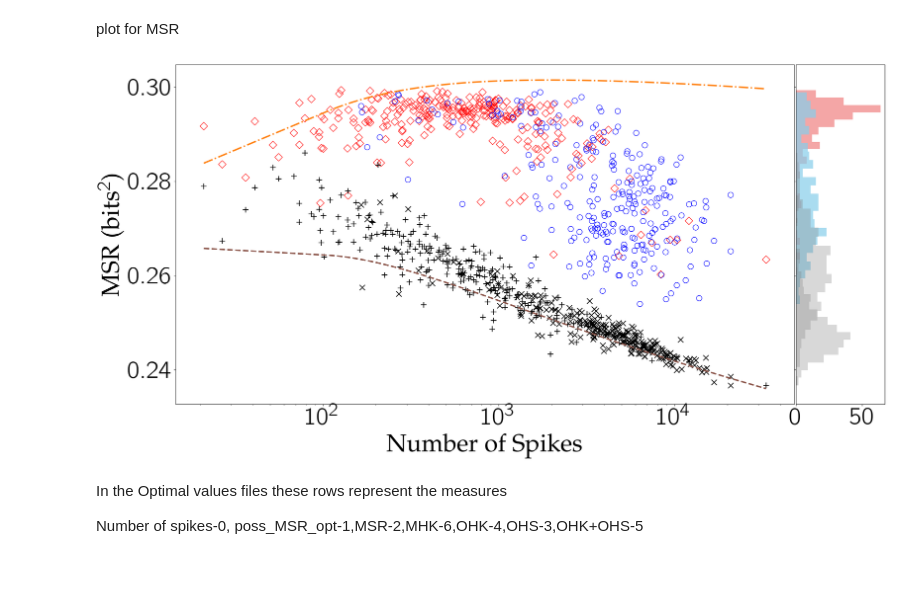
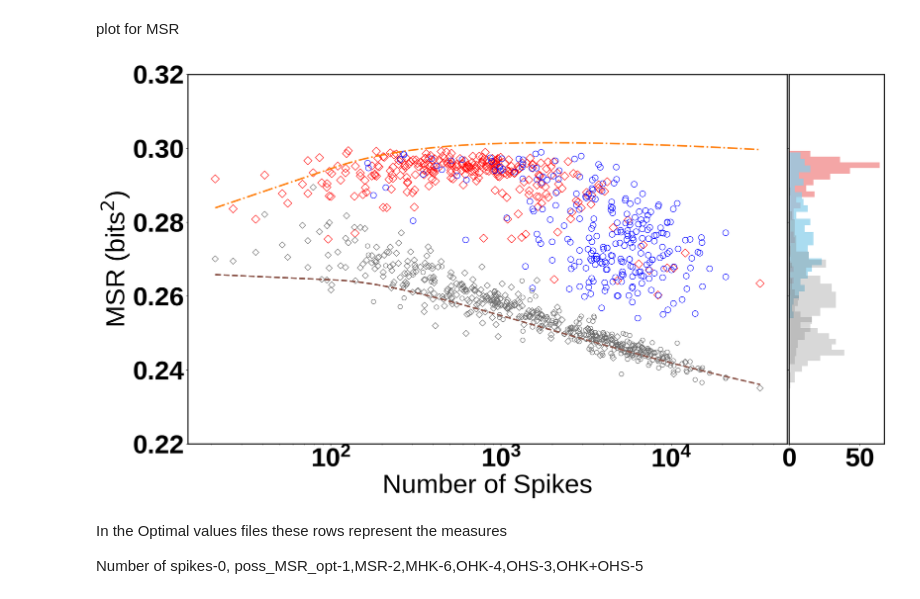
Before and after one commit to amisapta15/ResolutionRelevance, a Jupyter notebook: src/Fig_test.ipynb, the cells around one changed output. Drawn from its saved outputs; the diff is of its cells as text; code cells hidden in the pictures; blank space fills up the shorter version.

Commit message:
updated Figures with new style parameters

```diff
--- a/src/Fig_test.ipynb
+++ b/src/Fig_test.ipynb
@@ -22,7 +22,7 @@ for i in range(len(rats)):
 
     # Grouping and calculating mean or sum for specified columns based on group size
     grouped_df = data.groupby('NeuID')
-    columns_to_mean = ['Nspikes', 'MSR', 'MHK','dt_MHK', 'OHK', 'OHS', 'dt_OHK', 'max_HSHK', 'PInfo', 'HInfo','poss_MSR', 'poss_MHK', 'poss_dt_MHK', 'poss_OHK', 'poss_OHS','poss_dt_OHK', 'poss_max_HSHK', 'poss_PInfo', 'poss_HInfo']
+    columns_to_mean = ['Nspikes', 'MSR', 'MHK','MHS','dt_MHK', 'OHK', 'OHS', 'dt_OHK', 'max_HSHK', 'PInfo', 'HInfo','poss_MSR', 'poss_MHK','poss_MHS','poss_dt_MHK', 'poss_OHK', 'poss_OHS','poss_dt_OHK', 'poss_max_HSHK', 'poss_PInfo', 'poss_HInfo']
     tmp_df = pd.DataFrame()
     for name, group in grouped_df:
         if len(group) > 1:
@@ -60,17 +60,19 @@ fontssize=50
 mpl.rcParams.update({
     'figure.figsize': (23.6,12.6),
     'font.family': 'serif',
-    'font.serif': ['Palatino', 'Georgia'],  # Add or remove font names as needed
+    'font.serif': ['Liberation Sans'],  # Add or remove font names as needed
     'font.size': fontssize,  # Adjust as needed
-    'font.weight': 'bold',
+    #'font.weight': 'bold',
     "svg.fonttype": 'none',
-    'text.usetex': True,
+    'text.usetex': False,
+    'axes.linewidth' : 2,
     'text.latex.preamble': r'\usepackage{amsmath} \usepackage{amsfonts} \usepackage{cmbright}',
     'xtick.labelsize' : fontssize, # fontsize of the x tick labels
     'ytick.labelsize' : fontssize # fontsize of the y tick labels
 })
-ticks_font = font_manager.FontProperties(family='Palatino', style='normal',
+ticks_font = font_manager.FontProperties(family='Liberation Sans', style='normal',
     size=fontssize, weight='bold', stretch='normal')
+tf = {}
 # %% [markdown]
 In the Optimal values files these rows represent the measures
 
@@ -79,12 +81,11 @@ Number of spikes-0, poss_MSR_opt-1,MSR-2,MHK-6,OHK-4,OHS-3,OHK+OHS-5
 # %% [markdown]
 plot for MSR
 # %%
-
 # Create scatter plot
 fig, ax = plt.subplots()
 quant='MSR'
 quant_lab=r'MSR (bits$^2$)'
-figname='../figures/Fig1A.svg'
+figname='../figures/MSRvNspikes.pdf'
 #figname2='../../../../Apps/Overleaf/Project_Relevance_of_CA1_SUB/img/Fig1A.png'
 
 msr1F = interpolate.interp1d(np.log(optimal[:,0]), optimal[:,2],fill_value="extrapolate")
@@ -94,47 +95,51 @@ msr2F = interpolate.interp1d(np.log(optimal[:,0]), optimal[:,1],fill_value="extr
 ax.scatter(df.query('LOC=="CA1"')['Nspikes'], df.query('LOC=="CA1"')[quant], label='CA1 Neurons', marker='D', facecolors='none',edgecolors='r',s=mss)
 ax.scatter(df.query('LOC=="SUB"')['Nspikes'], df.query('LOC=="SUB"')[quant], label='SUB Neurons', marker='o', facecolors='none',edgecolors='b',s=mss)
 # Scatter plot for 'poss_MSR' data
-ax.scatter(df.query('LOC=="CA1"')['Nspikes'], df.query('LOC=="CA1"')['poss_'+quant], label='rand. CA1 Neurons', marker='+', color='k',s=mss)
-ax.scatter(df.query('LOC=="SUB"')['Nspikes'], df.query('LOC=="SUB"')['poss_'+quant], label='rand. SUB Neurons', marker='x',color='k',s=mss)
+ax.scatter(df.query('LOC=="CA1"')['Nspikes'], df.query('LOC=="CA1"')['poss_'+quant], label='rand. CA1 Neurons', marker='D', facecolors='none',edgecolors='dimgrey',s=mss-50)
+ax.scatter(df.query('LOC=="SUB"')['Nspikes'], df.query('LOC=="SUB"')['poss_'+quant], label='rand. SUB Neurons', marker='o', facecolors='none',edgecolors='dimgrey',s=mss-50)
 # #Line plot for optimal MSR
 ax.plot(df['Nspikes'].sort_values(), msr1F(np.log(np.array(df['Nspikes'].sort_values()))),'-.',color='tab:orange', linewidth=3,label='optimal')
 ax.plot(df['Nspikes'].sort_values(), msr2F(np.log(np.array(df['Nspikes'].sort_values()))),'--',color='tab:brown', linewidth=3,label='rand. optimal')
 
 # Create Marginal plot on the right-hand side
 divider = make_axes_locatable(ax)
 # Plot histogram on the right (for both sets of data)
 ax_histy = divider.append_axes("right", 2.5, pad=0.05, sharey=ax)  # Adjusted pad value
 # Remove y-axis label on the Marginal plot
 ax_histy.tick_params(axis="y", labelleft=False)
 
 # Plot histogram for 'quant' data
 bins = 25
 ax_histy.hist(df.query('LOC=="CA1"')[quant], bins=bins, orientation='horizontal', color='lightcoral', edgecolor='none', alpha=0.7, label='CA1 Neurons')
 ax_histy.hist(df.query('LOC=="SUB"')[quant], bins=bins, orientation='horizontal', color='skyblue', edgecolor='none', alpha=0.7, label='SUB Neurons')
 
 # Plot histogram for 'poss_quant' data
 ax_histy.hist(df.query('LOC=="CA1"')['poss_'+quant], bins=bins, orientation='horizontal', color='grey', edgecolor='none', alpha=0.3, label='Rnad CA1 Neurons')
 ax_histy.hist(df.query('LOC=="SUB"')['poss_'+quant], bins=bins, orientation='horizontal', color='grey', edgecolor='none', alpha=0.3, label='Rnad SUB Neurons')
 
 
 # Set labels and title for the main scatter plot
-ax.set_xlabel('Number of Spikes',fontsize=fontssize)
-ax.set_ylabel(quant_lab,fontsize=fontssize)  # Adjusted Y-axis label
+ax.set_xlabel('Number of Spikes')
+ax.set_ylabel(quant_lab)  # Adjusted Y-axis label
+ax.set_ylim(0.22,0.32)
 ax.set_xscale('log');
 for tick in ax.get_xticklabels():
     tick.set_fontproperties(ticks_font)
 for tick in ax.get_yticklabels():
     tick.set_fontproperties(ticks_font)
 
+for tick in ax_histy.get_xticklabels():
+    tick.set_fontproperties(ticks_font)
+
 # Add legend to the scatter plot outside, on the top, with horizontal layout and single column
 # ax.legend(loc='upper center', bbox_to_anchor=(0.55, 1.17), ncol=3,fontsize=22)
 
-plt.tight_layout()
-plt.savefig(figname,dpi=300)
+# fig.tight_layout()
+fig.savefig(figname,bbox_inches='tight',dpi=300)
 # plt.savefig(figname2,dpi=300)
-plt.show()
+plt.show(fig)
 # %% [output]
-[figure, old version]
+[figure, new version]
 # %% [markdown]
 In the Optimal values files these rows represent the measures
 
```
Also changed, not shown: parts of 9 cells of this notebook, 23 other files.
